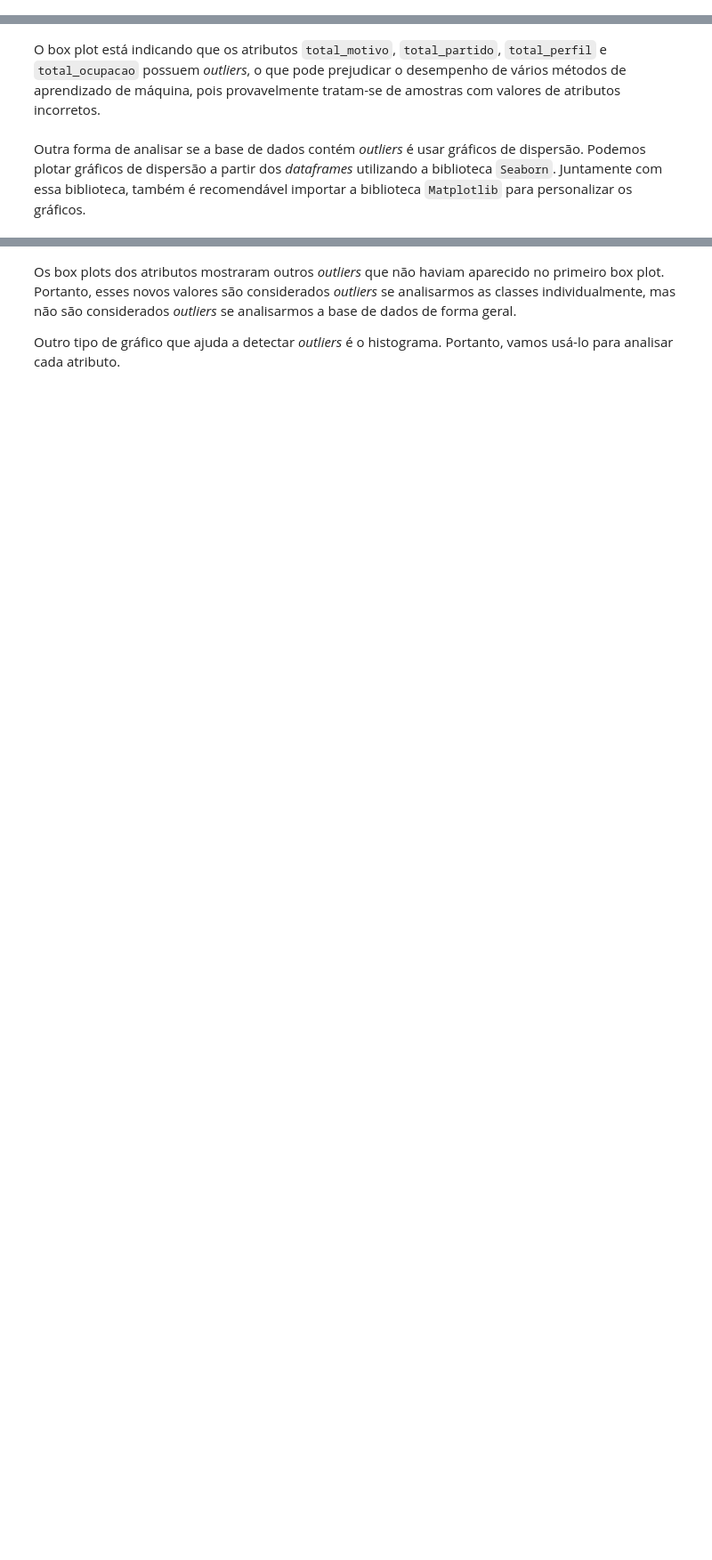
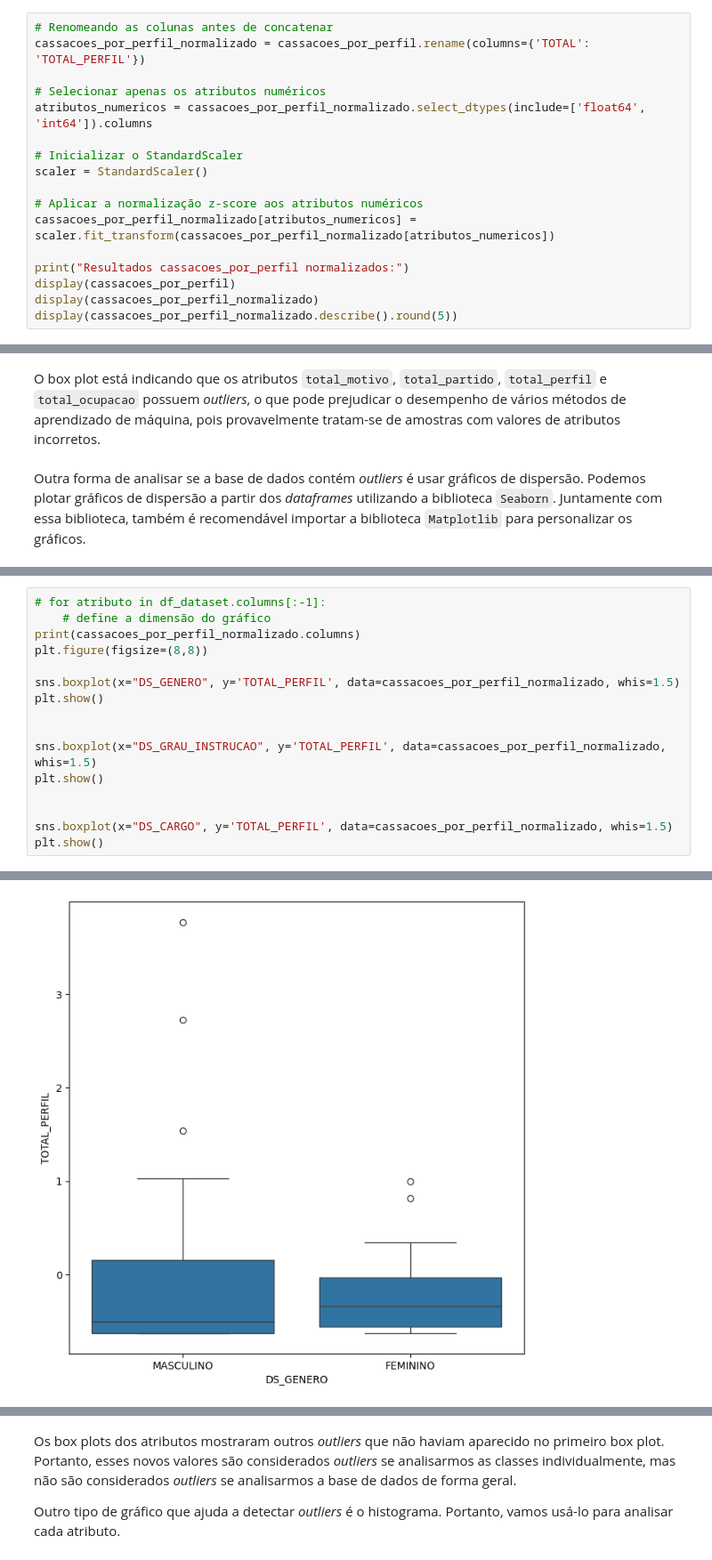
Before and after one commit to theendie/TrabalhoFinal_Coleta, a Jupyter notebook: analise.ipynb, the cells around one changed output, grey strips where cells are left out. Shown at 89% size. Saved outputs shown, nothing was run; the diff lists cells and outputs as text; blank space fills up the shorter version.

```diff
--- a/analise.ipynb
+++ b/analise.ipynb
@@ -761,0 +721,17 @@ Resultados Combinados Normalizados:
+# %%
+# Renomeando as colunas antes de concatenar
+cassacoes_por_perfil_normalizado = cassacoes_por_perfil.rename(columns={'TOTAL': 'TOTAL_PERFIL'})
+
+# Selecionar apenas os atributos numéricos
+atributos_numericos = cassacoes_por_perfil_normalizado.select_dtypes(include=['float64', 'int64']).columns
+
+# Inicializar o StandardScaler
+scaler = StandardScaler()
+
+# Aplicar a normalização z-score aos atributos numéricos
+cassacoes_por_perfil_normalizado[atributos_numericos] = scaler.fit_transform(cassacoes_por_perfil_normalizado[atributos_numericos])
+
+print("Resultados cassacoes_por_perfil normalizados:")
+display(cassacoes_por_perfil)
+display(cassacoes_por_perfil_normalizado)
+display(cassacoes_por_perfil_normalizado.describe().round(5))
@@ -838,0 +1127,17 @@ A bilioteca `Seaborn` permite criar gráficos boxplot agrupados por um determina
+# %%
+# for atributo in df_dataset.columns[:-1]:
+    # define a dimensão do gráfico
+print(cassacoes_por_perfil_normalizado.columns)
+plt.figure(figsize=(8,8))
+
+sns.boxplot(x="DS_GENERO", y='TOTAL_PERFIL', data=cassacoes_por_perfil_normalizado, whis=1.5)
+plt.show()
+
+
+sns.boxplot(x="DS_GRAU_INSTRUCAO", y='TOTAL_PERFIL', data=cassacoes_por_perfil_normalizado, whis=1.5)
+plt.show()
+
+
+sns.boxplot(x="DS_CARGO", y='TOTAL_PERFIL', data=cassacoes_por_perfil_normalizado, whis=1.5)
+plt.show()
+# %% [output]
@@ -838,0 +1145 @@ A bilioteca `Seaborn` permite criar gráficos boxplot agrupados por um determina
+[figure, added]
```
Also changed, not shown: parts of 69 cells of this notebook, 7 other files.
